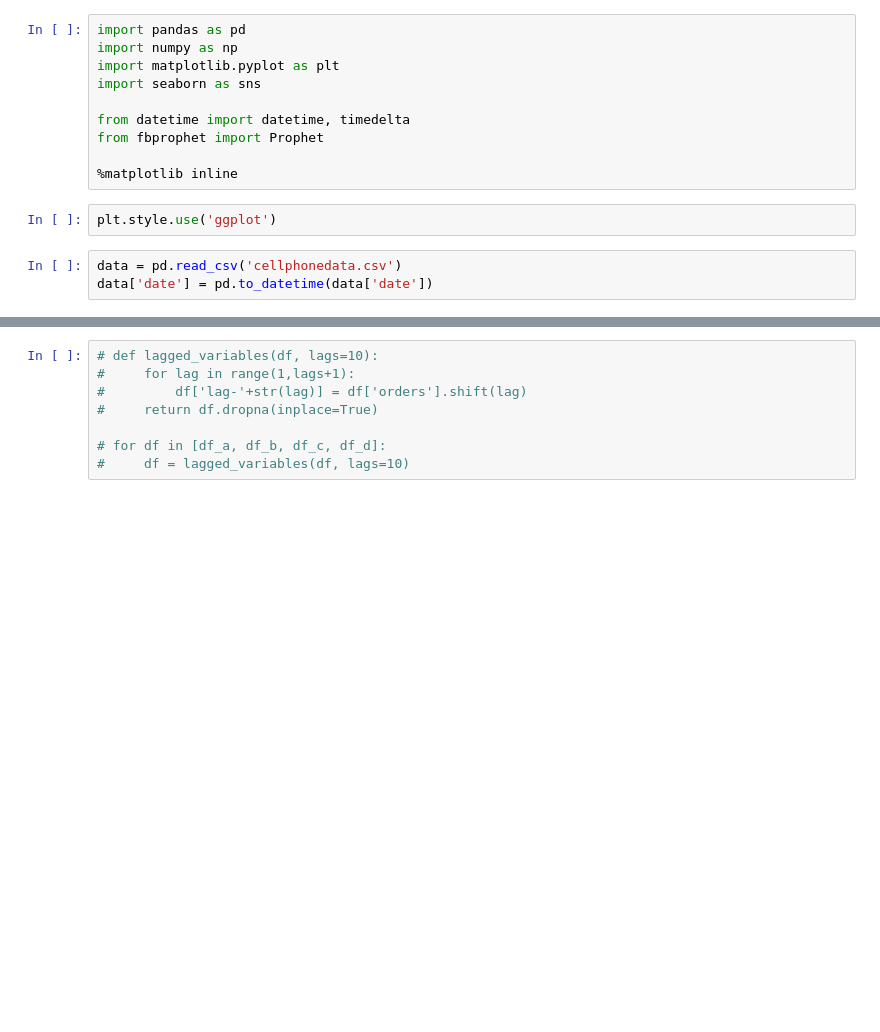
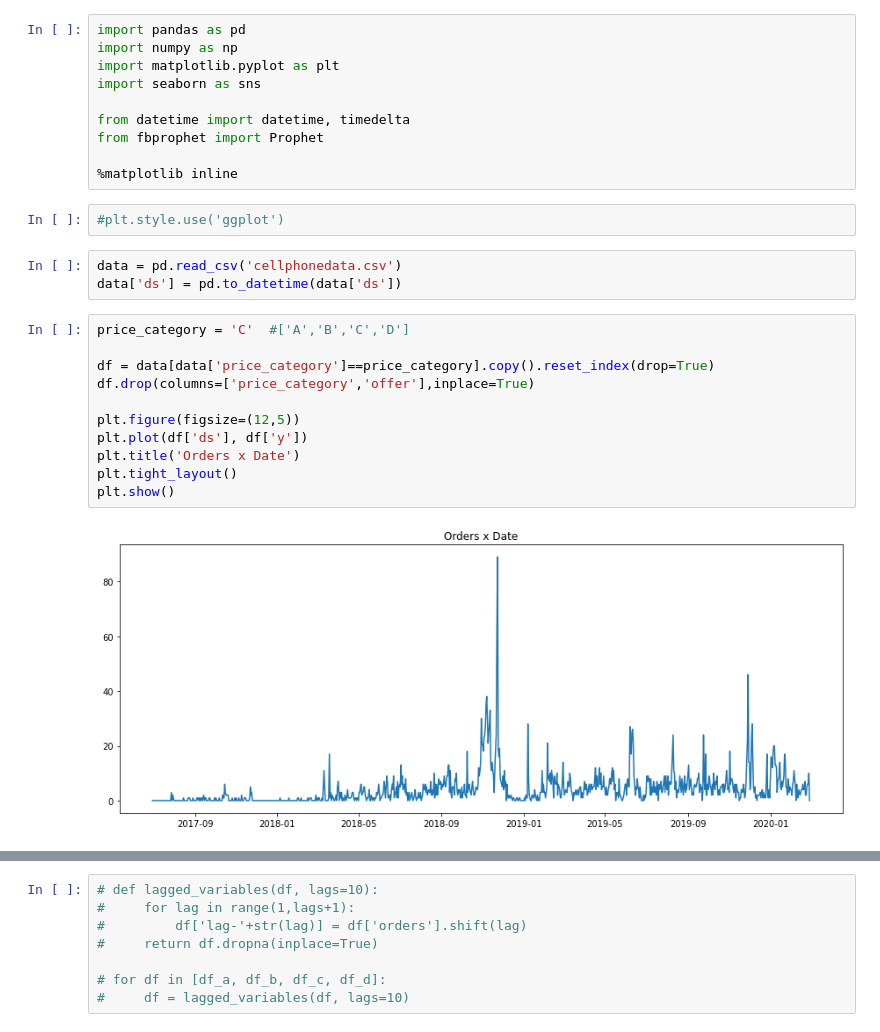
Before and after one commit to ds4a-team4/dynamic-pricing, a Jupyter notebook: models/cellphones/cellphone_model.ipynb, the cells around one changed output, grey strips where cells are left out. Saved outputs shown, nothing was run; the diff lists cells and outputs as text; blank space fills up the shorter version.

```diff
--- a/models/cellphones/cellphone_model.ipynb
+++ b/models/cellphones/cellphone_model.ipynb
@@ -9,7 +11,20 @@ from fbprophet import Prophet
 
 %matplotlib inline
 # %%
-plt.style.use('ggplot')
+#plt.style.use('ggplot')
 # %%
 data = pd.read_csv('cellphonedata.csv')
-data['date'] = pd.to_datetime(data['date'])
+data['ds'] = pd.to_datetime(data['ds'])
+# %%
+price_category = 'C'  #['A','B','C','D']
+
+df = data[data['price_category']==price_category].copy().reset_index(drop=True)
+df.drop(columns=['price_category','offer'],inplace=True)
+
+plt.figure(figsize=(12,5))
+plt.plot(df['ds'], df['y'])
+plt.title('Orders x Date')
+plt.tight_layout()
+plt.show()
+# %% [output]
+[figure, added]
```
Also changed, not shown: parts of 58 cells of this notebook, 3 other files.
